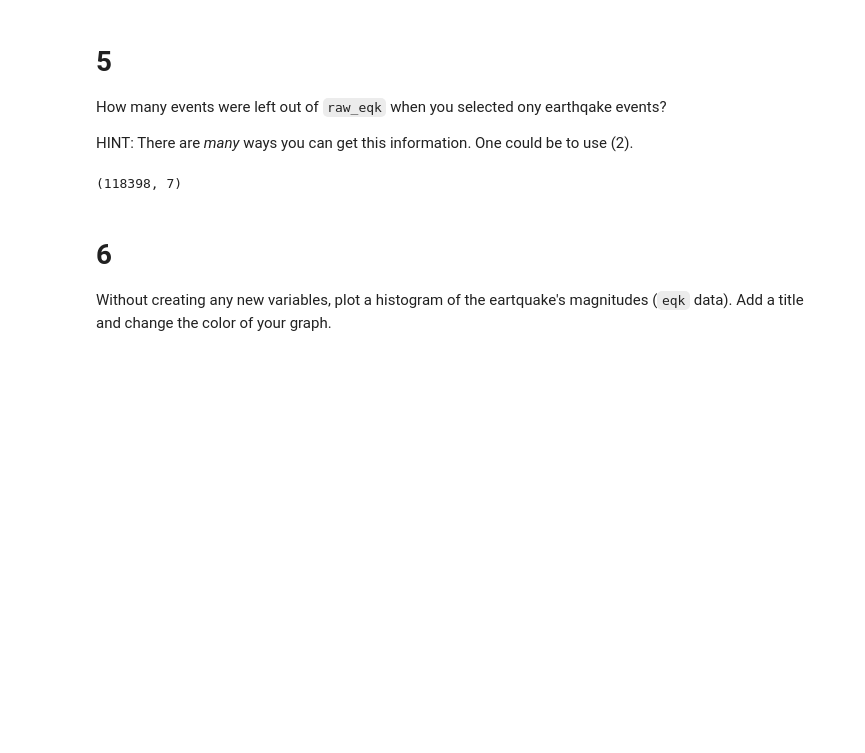
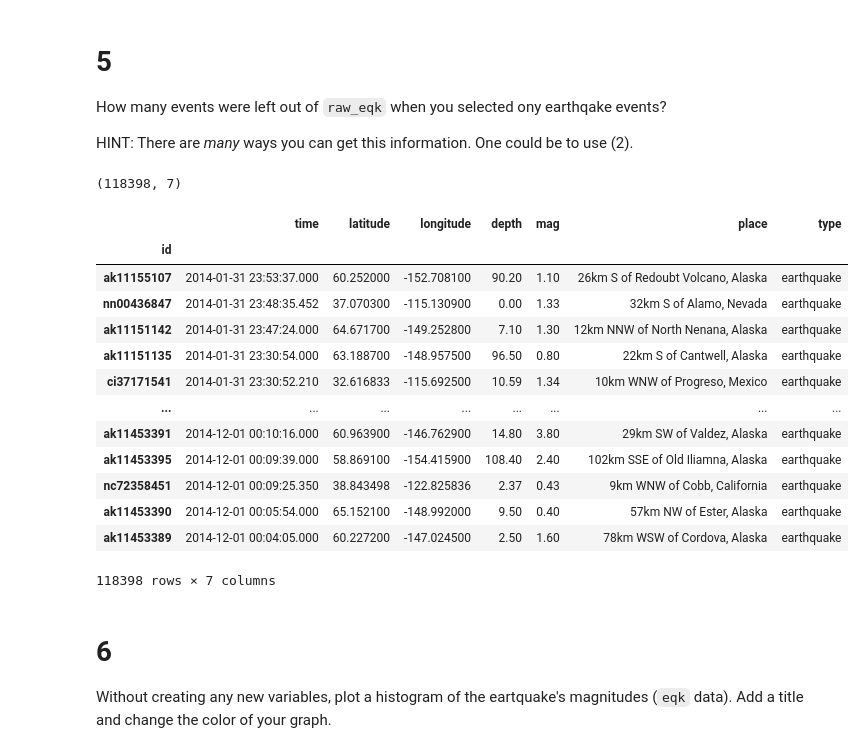
Before and after one commit to kristinaglass/eds220-hwk-1, a Jupyter notebook: hwk1-task4.ipynb, the cells around one changed output. Drawn from its saved outputs; the diff is of its cells as text; code cells hidden in the pictures; blank space fills up the shorter version.

```diff
--- a/hwk1-task4.ipynb
+++ b/hwk1-task4.ipynb
@@ -125,6 +125,23 @@ eqk.shape
 #1710 rows were left out
 # %% [output]
 (118398, 7)
+# %%
+eqk
+# %% [output]
+|  | time | latitude | longitude | depth | mag | place | type |
+| id |  |  |  |  |  |  |  |
+| ak11155107 | 2014-01-31 23:53:37.000 | 60.252000 | -152.708100 | 90.20 | 1.10 | 26km S of Redoubt Volcano, Alaska | earthquake |
+| nn00436847 | 2014-01-31 23:48:35.452 | 37.070300 | -115.130900 | 0.00 | 1.33 | 32km S of Alamo, Nevada | earthquake |
+| ak11151142 | 2014-01-31 23:47:24.000 | 64.671700 | -149.252800 | 7.10 | 1.30 | 12km NNW of North Nenana, Alaska | earthquake |
+| ak11151135 | 2014-01-31 23:30:54.000 | 63.188700 | -148.957500 | 96.50 | 0.80 | 22km S of Cantwell, Alaska | earthquake |
+| ci37171541 | 2014-01-31 23:30:52.210 | 32.616833 | -115.692500 | 10.59 | 1.34 | 10km WNW of Progreso, Mexico | earthquake |
+| ... | ... | ... | ... | ... | ... | ... | ... |
+| ak11453391 | 2014-12-01 00:10:16.000 | 60.963900 | -146.762900 | 14.80 | 3.80 | 29km SW of Valdez, Alaska | earthquake |
+| ak11453395 | 2014-12-01 00:09:39.000 | 58.869100 | -154.415900 | 108.40 | 2.40 | 102km SSE of Old Iliamna, Alaska | earthquake |
+| nc72358451 | 2014-12-01 00:09:25.350 | 38.843498 | -122.825836 | 2.37 | 0.43 | 9km WNW of Cobb, California | earthquake |
+| ak11453390 | 2014-12-01 00:05:54.000 | 65.152100 | -148.992000 | 9.50 | 0.40 | 57km NW of Ester, Alaska | earthquake |
+| ak11453389 | 2014-12-01 00:04:05.000 | 60.227200 | -147.024500 | 2.50 | 1.60 | 78km WSW of Cordova, Alaska | earthquake |
+118398 rows × 7 columns
 # %% [markdown]
 # 6
 Without creating any new variables, plot a histogram of the eartquake's magnitudes (`eqk` data). Add a title and change the color of your graph.
```
Also changed, not shown: parts of 5 cells of this notebook.
